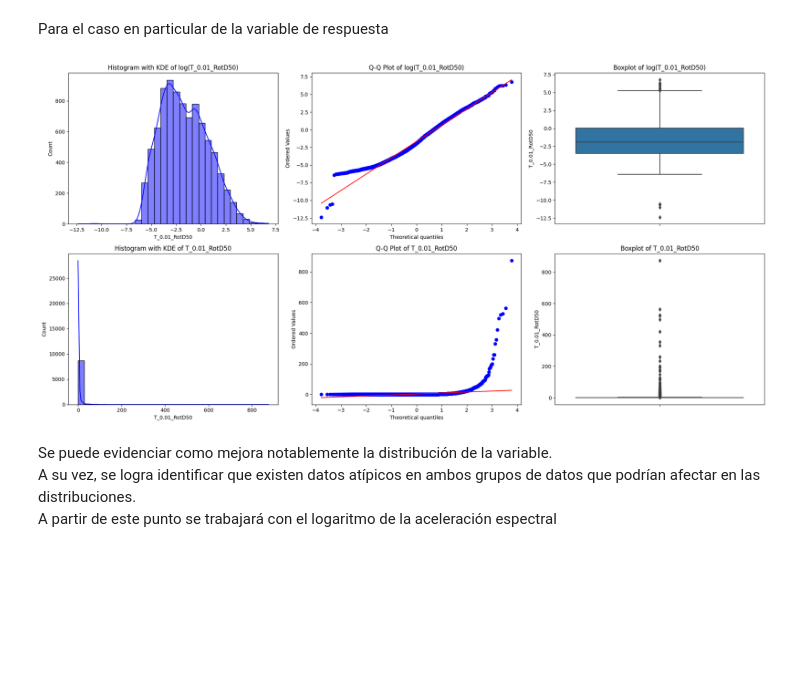
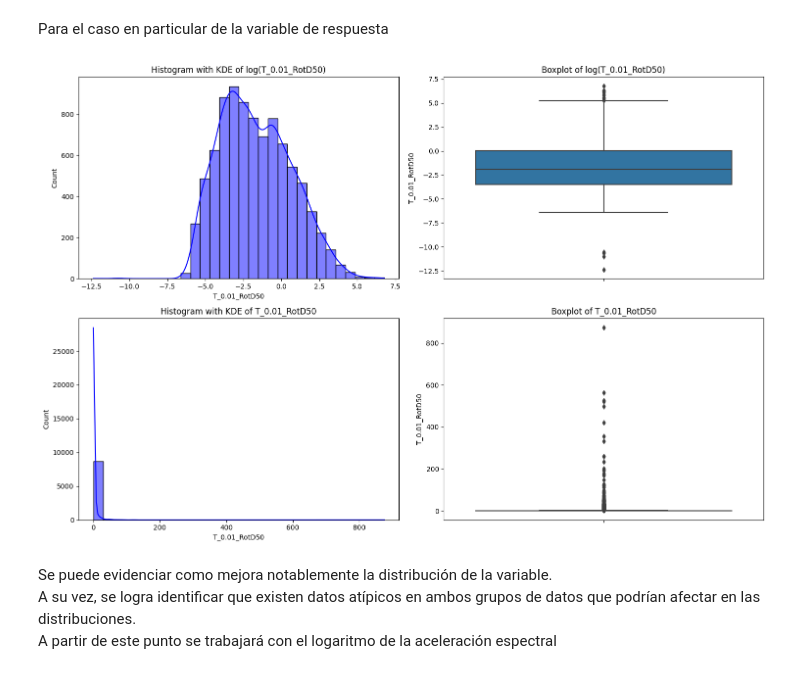
Before and after one commit to eliasibpajaro/JBookProjectML2025, a Jupyter notebook: _sources/eda.ipynb, the cells around one changed output. Cells and saved outputs as stored; diff of their text form; code cells hidden in the pictures; blank space fills up the shorter version.

```diff
--- a/_sources/eda.ipynb
+++ b/_sources/eda.ipynb
@@ -123,3 +180,15 @@ df.drop(["Magnitude type"], axis=1, inplace=True)
+# %%
+df.drop(["Record Sequence Number"], axis=1, inplace=True)
+df.drop(["Station ID"], axis=1, inplace=True)
+df.drop(["Station Code"], axis=1, inplace=True)
+df.drop(["Magnitude type"], axis=1, inplace=True)
+df.drop(["EQID"], axis=1, inplace=True)
+df.drop(["Valor_T1.5"], axis=1, inplace=True)
+df.drop(["Tmax"], axis=1, inplace=True)
+df.drop(["Epicenter Latitude (deg; positive N)"], axis=1, inplace=True)
+df.drop(["Epicenter Longitude (deg; positive E)"], axis=1, inplace=True)
+df.drop(["Station Latitude (deg positive N)"], axis=1, inplace=True)
+df.drop(["Station Longitude (deg positive E)"], axis=1, inplace=True)
 # %%
 df.describe().T
 # %% [output]
@@ -174,30 +268,30 @@ df_copy["T_0.01_RotD50"]= np.log(df_copy["T_0.01_RotD50"])
 # %% [markdown]
 Para el caso en particular de la variable de respuesta
 # %%
-fig, axes = plt.subplots(2, 3, figsize=(20, 10))  # 2 filas, 3 columnas
+fig, axes = plt.subplots(2, 2, figsize=(15, 10))  # 2 filas, 3 columnas
 
 sns.histplot(df_copy["T_0.01_RotD50"], kde=True, bins=30, color="blue", edgecolor="black", ax=axes[0][0])
 axes[0][0].set_title("Histogram with KDE of log(T_0.01_RotD50)")
 
-stats.probplot(df_copy["T_0.01_RotD50"], dist="norm", plot=axes[0][1])
-axes[0][1].set_title("Q-Q Plot of log(T_0.01_RotD50)")
+##stats.probplot(df_copy["T_0.01_RotD50"], dist="norm", plot=axes[0][1])
+##axes[0][1].set_title("Q-Q Plot of log(T_0.01_RotD50)")
 
-sns.boxplot(y=df_copy["T_0.01_RotD50"], ax=axes[0][2])
-axes[0][2].set_title("Boxplot of log(T_0.01_RotD50)")
+sns.boxplot(y=df_copy["T_0.01_RotD50"], ax=axes[0][1])
+axes[0][1].set_title("Boxplot of log(T_0.01_RotD50)")
 
 sns.histplot(df["T_0.01_RotD50"], kde=True, bins=30, color="blue", edgecolor="black", ax=axes[1][0])
 axes[1][0].set_title("Histogram with KDE of T_0.01_RotD50")
 
-stats.probplot(df["T_0.01_RotD50"], dist="norm", plot=axes[1][1])
-axes[1][1].set_title("Q-Q Plot of T_0.01_RotD50")
+##stats.probplot(df["T_0.01_RotD50"], dist="norm", plot=axes[1][1])
+##axes[1][1].set_title("Q-Q Plot of T_0.01_RotD50")
 
-sns.boxplot(y=df["T_0.01_RotD50"], ax=axes[1][2])
-axes[1][2].set_title("Boxplot of T_0.01_RotD50")
+sns.boxplot(y=df["T_0.01_RotD50"], ax=axes[1][1])
+axes[1][1].set_title("Boxplot of T_0.01_RotD50")
 
 plt.tight_layout()
 plt.show()
 # %% [output]
-[figure, old version]
+[figure, new version]
 # %% [markdown]
 Se puede evidenciar como mejora notablemente la distribución de la variable.<br>
 A su vez, se logra identificar que existen datos atípicos en ambos grupos de datos que podrían afectar en las distribuciones.<br>
```
Also changed, not shown: parts of 26 cells of this notebook, 13 other files.
